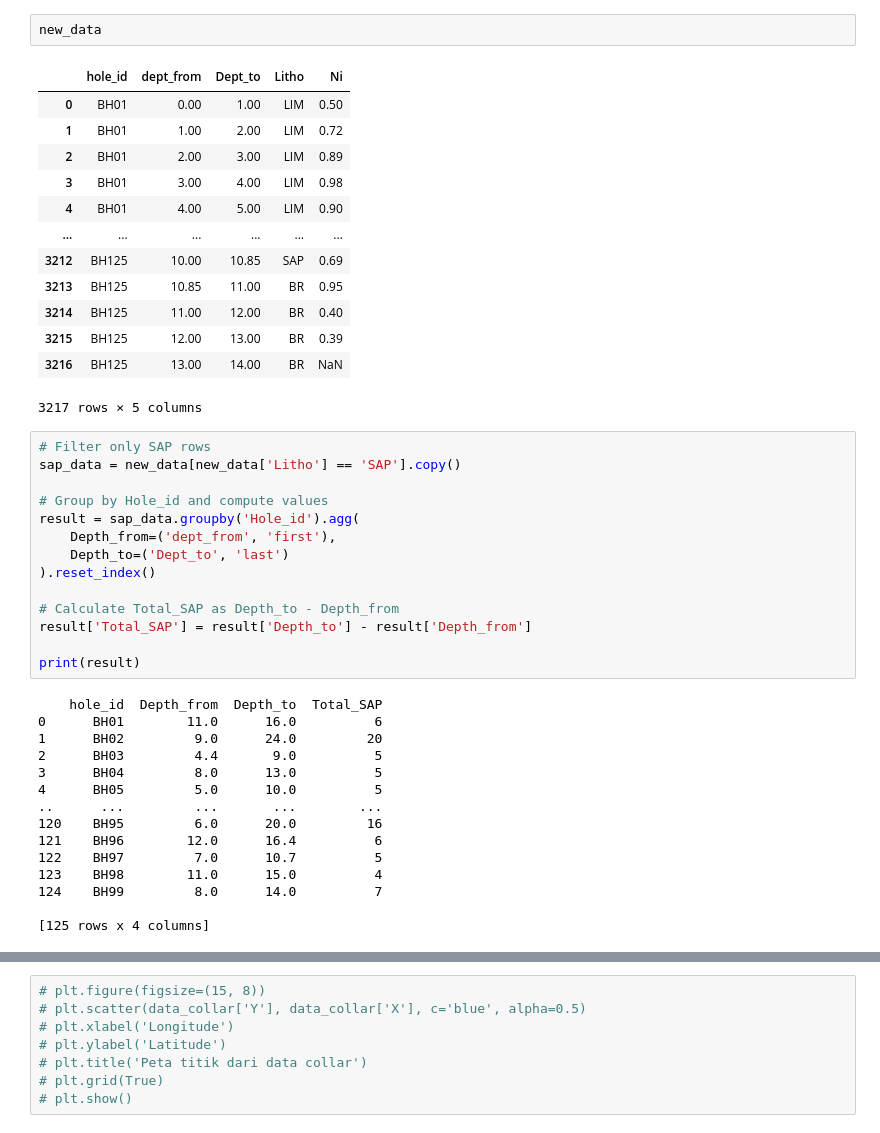
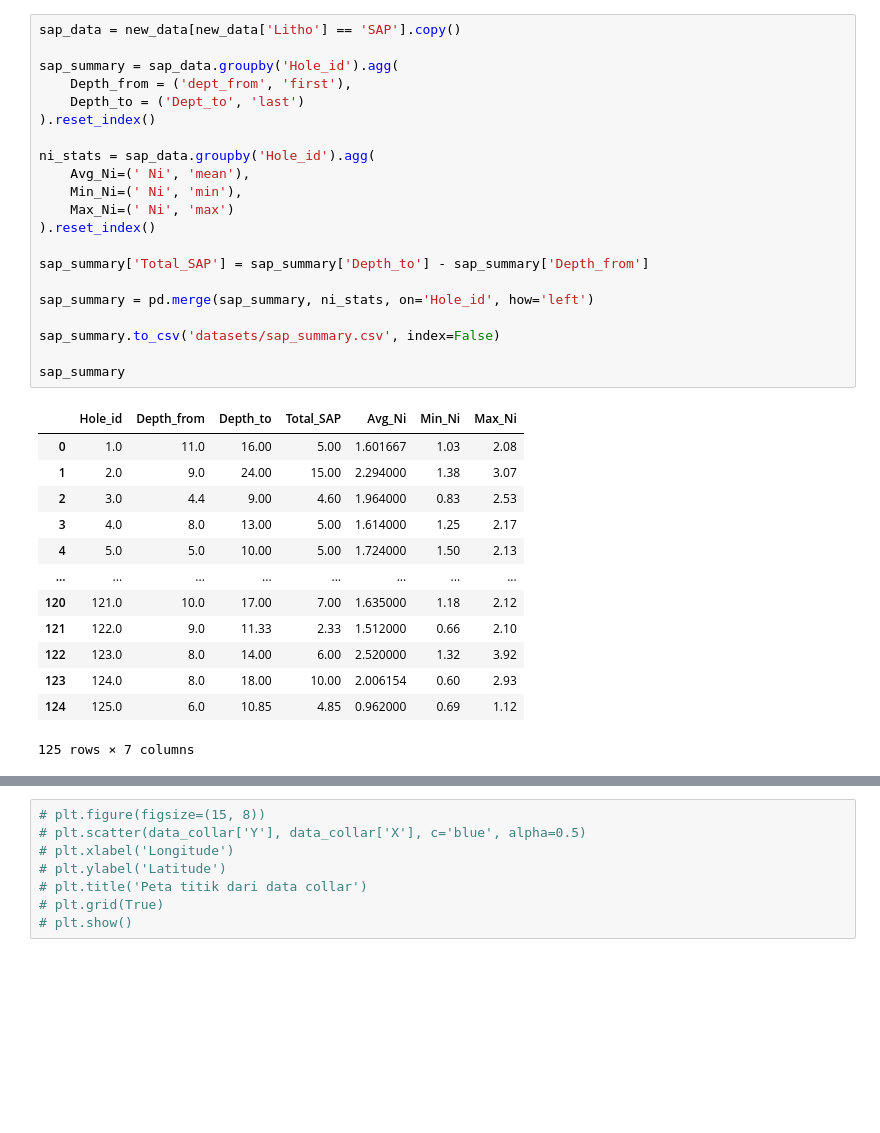
Before and after one commit to alxndr1902/PlottingGeoMap, a Jupyter notebook: main.ipynb, the cells around one changed output, grey strips where cells are left out. Drawn from its saved outputs; the diff is of its cells as text; blank space fills up the shorter version.

```diff
--- a/main.ipynb
+++ b/main.ipynb
@@ -60,45 +69,35 @@ new_data.to_csv('new_data.csv', index=False)
-# %%
-new_data
-# %% [output]
-|  | hole_id | dept_from | Dept_to | Litho | Ni |
-| 0 | BH01 | 0.00 | 1.00 | LIM | 0.50 |
-| 1 | BH01 | 1.00 | 2.00 | LIM | 0.72 |
-| 2 | BH01 | 2.00 | 3.00 | LIM | 0.89 |
-| 3 | BH01 | 3.00 | 4.00 | LIM | 0.98 |
-| 4 | BH01 | 4.00 | 5.00 | LIM | 0.90 |
-| ... | ... | ... | ... | ... | ... |
-| 3212 | BH125 | 10.00 | 10.85 | SAP | 0.69 |
-| 3213 | BH125 | 10.85 | 11.00 | BR | 0.95 |
-| 3214 | BH125 | 11.00 | 12.00 | BR | 0.40 |
-| 3215 | BH125 | 12.00 | 13.00 | BR | 0.39 |
-| 3216 | BH125 | 13.00 | 14.00 | BR | NaN |
-3217 rows × 5 columns
 # %%
-# Filter only SAP rows
 sap_data = new_data[new_data['Litho'] == 'SAP'].copy()
 
-# Group by Hole_id and compute values
-result = sap_data.groupby('Hole_id').agg(
-    Depth_from=('dept_from', 'first'),
-    Depth_to=('Dept_to', 'last')
+sap_summary = sap_data.groupby('Hole_id').agg(
+    Depth_from = ('dept_from', 'first'),
+    Depth_to = ('Dept_to', 'last')
 ).reset_index()
 
-# Calculate Total_SAP as Depth_to - Depth_from
-result['Total_SAP'] = result['Depth_to'] - result['Depth_from']
+ni_stats = sap_data.groupby('Hole_id').agg(
+    Avg_Ni=(' Ni', 'mean'),
+    Min_Ni=(' Ni', 'min'),
+    Max_Ni=(' Ni', 'max')
+).reset_index()
 
-print(result)
+sap_summary['Total_SAP'] = sap_summary['Depth_to'] - sap_summary['Depth_from']
+
+sap_summary = pd.merge(sap_summary, ni_stats, on='Hole_id', how='left')
+
+sap_summary.to_csv('datasets/sap_summary.csv', index=False)
+
+sap_summary
 # %% [output]
+|  | Hole_id | Depth_from | Depth_to | Total_SAP | Avg_Ni | Min_Ni | Max_Ni |
+| 0 | 1.0 | 11.0 | 16.00 | 5.00 | 1.601667 | 1.03 | 2.08 |
+| 1 | 2.0 | 9.0 | 24.00 | 15.00 | 2.294000 | 1.38 | 3.07 |
+| 2 | 3.0 | 4.4 | 9.00 | 4.60 | 1.964000 | 0.83 | 2.53 |
+| 3 | 4.0 | 8.0 | 13.00 | 5.00 | 1.614000 | 1.25 | 2.17 |
+| 4 | 5.0 | 5.0 | 10.00 | 5.00 | 1.724000 | 1.50 | 2.13 |
+| ... | ... | ... | ... | ... | ... | ... | ... |
+| 120 | 121.0 | 10.0 | 17.00 | 7.00 | 1.635000 | 1.18 | 2.12 |
+| 121 | 122.0 | 9.0 | 11.33 | 2.33 | 1.512000 | 0.66 | 2.10 |
+| 122 | 123.0 | 8.0 | 14.00 | 6.00 | 2.520000 | 1.32 | 3.92 |
+| 123 | 124.0 | 8.0 | 18.00 | 10.00 | 2.006154 | 0.60 | 2.93 |
+| 124 | 125.0 | 6.0 | 10.85 | 4.85 | 0.962000 | 0.69 | 1.12 |
-    hole_id  Depth_from  Depth_to  Total_SAP
-0      BH01        11.0      16.0          6
-1      BH02         9.0      24.0         20
-2      BH03         4.4       9.0          5
-3      BH04         8.0      13.0          5
-4      BH05         5.0      10.0          5
-..      ...         ...       ...        ...
-120    BH95         6.0      20.0         16
-121    BH96        12.0      16.4          6
-122    BH97         7.0      10.7          5
-123    BH98        11.0      15.0          4
-124    BH99         8.0      14.0          7
-
-[125 rows x 4 columns]
+125 rows × 7 columns
```
Also changed, not shown: parts of 11 cells of this notebook.
